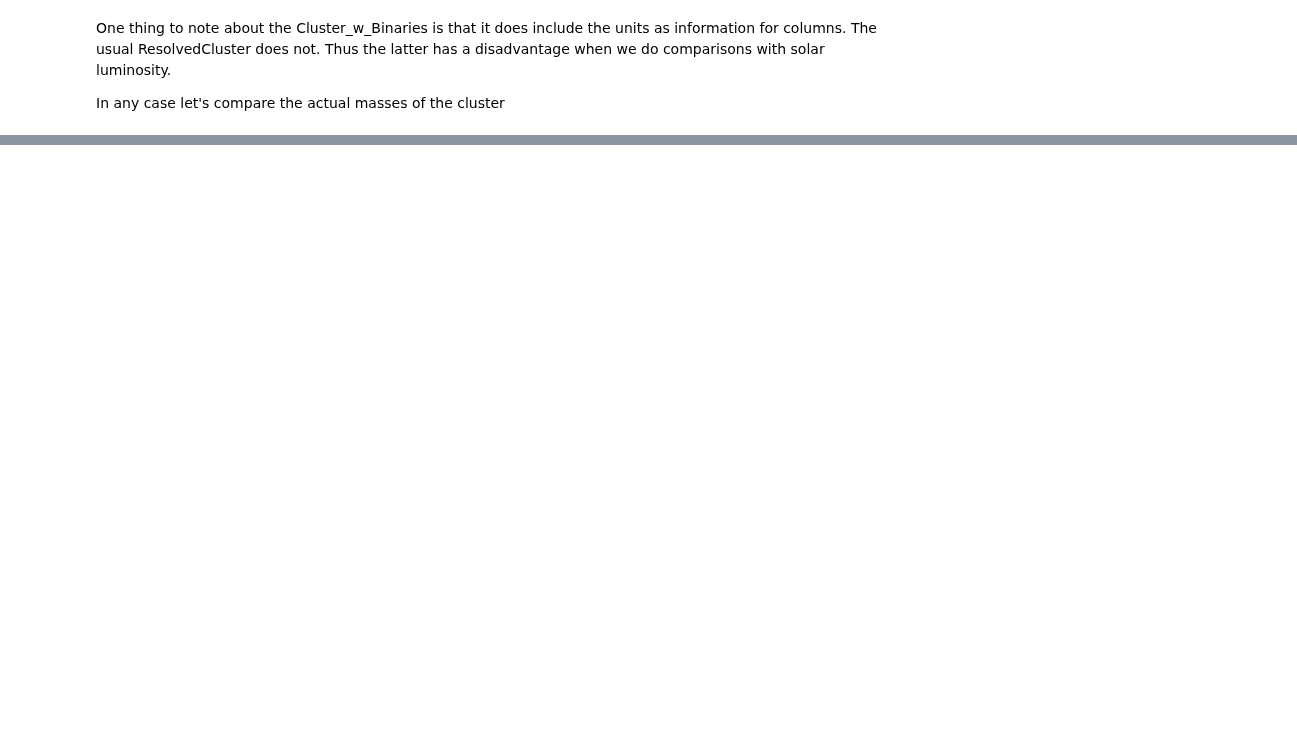
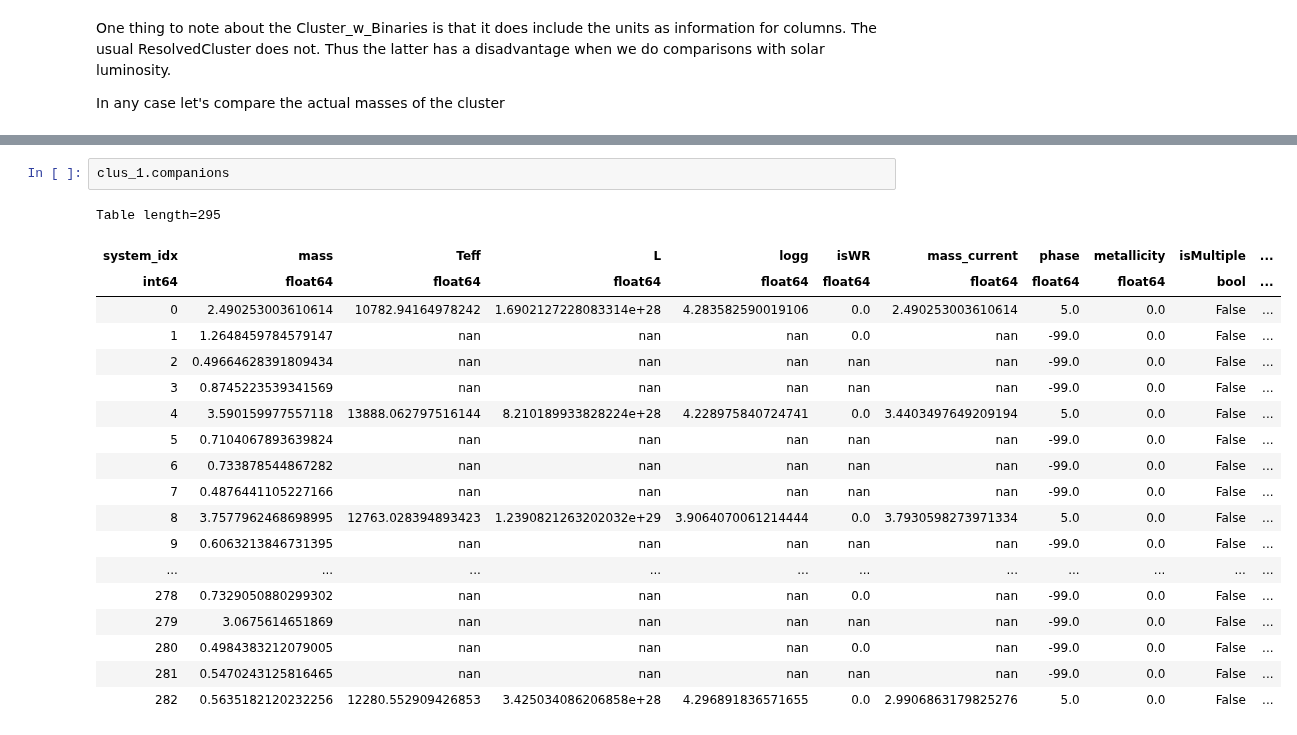
Before and after one commit to astropy/SPISEA, a Jupyter notebook: Test_Plots/TestPlot_8.2_MIST_1.0.ipynb, the cells around one changed output, grey strips where cells are left out. Saved outputs shown, nothing was run; the diff lists cells and outputs as text; blank space fills up the shorter version.

```diff
--- a/Test_Plots/TestPlot_8.2_MIST_1.0.ipynb
+++ b/Test_Plots/TestPlot_8.2_MIST_1.0.ipynb
@@ -452,0 +453,22 @@ np.sum(clus_2.star_systems['systemMass'])
+# %%
+clus_1.companions
+# %% [output]
+Table length=295
+| system_idx | mass | Teff | L | logg | isWR | mass_current | phase | metallicity | isMultiple | ... |
+| int64 | float64 | float64 | float64 | float64 | float64 | float64 | float64 | float64 | bool | ... |
+| 0 | 2.490253003610614 | 10782.94164978242 | 1.6902127228083314e+28 | 4.283582590019106 | 0.0 | 2.490253003610614 | 5.0 | 0.0 | False | ... |
+| 1 | 1.2648459784579147 | nan | nan | nan | 0.0 | nan | -99.0 | 0.0 | False | ... |
+| 2 | 0.49664628391809434 | nan | nan | nan | nan | nan | -99.0 | 0.0 | False | ... |
+| 3 | 0.8745223539341569 | nan | nan | nan | nan | nan | -99.0 | 0.0 | False | ... |
+| 4 | 3.590159977557118 | 13888.062797516144 | 8.210189933828224e+28 | 4.228975840724741 | 0.0 | 3.4403497649209194 | 5.0 | 0.0 | False | ... |
+| 5 | 0.7104067893639824 | nan | nan | nan | nan | nan | -99.0 | 0.0 | False | ... |
+| 6 | 0.733878544867282 | nan | nan | nan | nan | nan | -99.0 | 0.0 | False | ... |
+| 7 | 0.4876441105227166 | nan | nan | nan | nan | nan | -99.0 | 0.0 | False | ... |
+| 8 | 3.7577962468698995 | 12763.028394893423 | 1.2390821263202032e+29 | 3.9064070061214444 | 0.0 | 3.7930598273971334 | 5.0 | 0.0 | False | ... |
+| 9 | 0.6063213846731395 | nan | nan | nan | nan | nan | -99.0 | 0.0 | False | ... |
+| ... | ... | ... | ... | ... | ... | ... | ... | ... | ... | ... |
+| 278 | 0.7329050880299302 | nan | nan | nan | 0.0 | nan | -99.0 | 0.0 | False | ... |
+| 279 | 3.0675614651869 | nan | nan | nan | nan | nan | -99.0 | 0.0 | False | ... |
+| 280 | 0.4984383212079005 | nan | nan | nan | 0.0 | nan | -99.0 | 0.0 | False | ... |
+| 281 | 0.5470243125816465 | nan | nan | nan | nan | nan | -99.0 | 0.0 | False | ... |
+| 282 | 0.5635182120232256 | 12280.552909426853 | 3.425034086206858e+28 | 4.296891836571655 | 0.0 | 2.9906863179825276 | 5.0 | 0.0 | False | ... |
```
Also changed, not shown: parts of 7 cells of this notebook, 7 other files.
